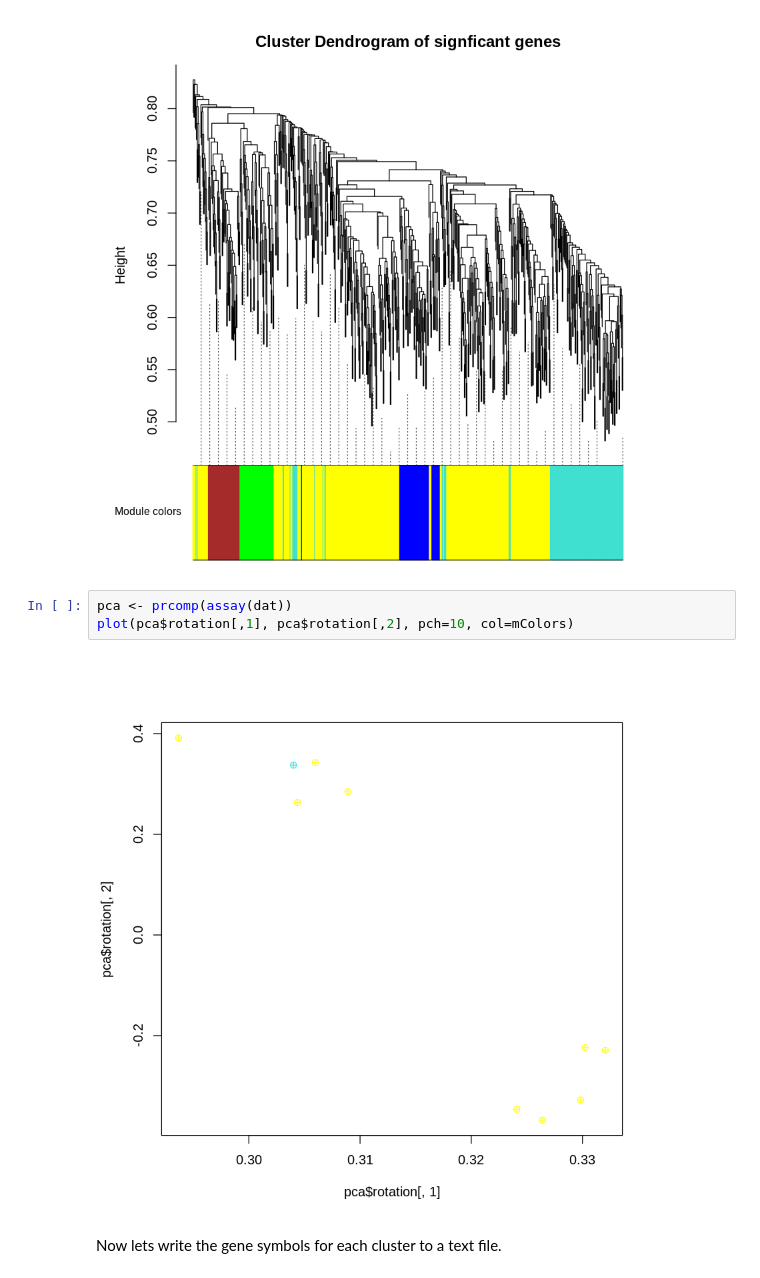
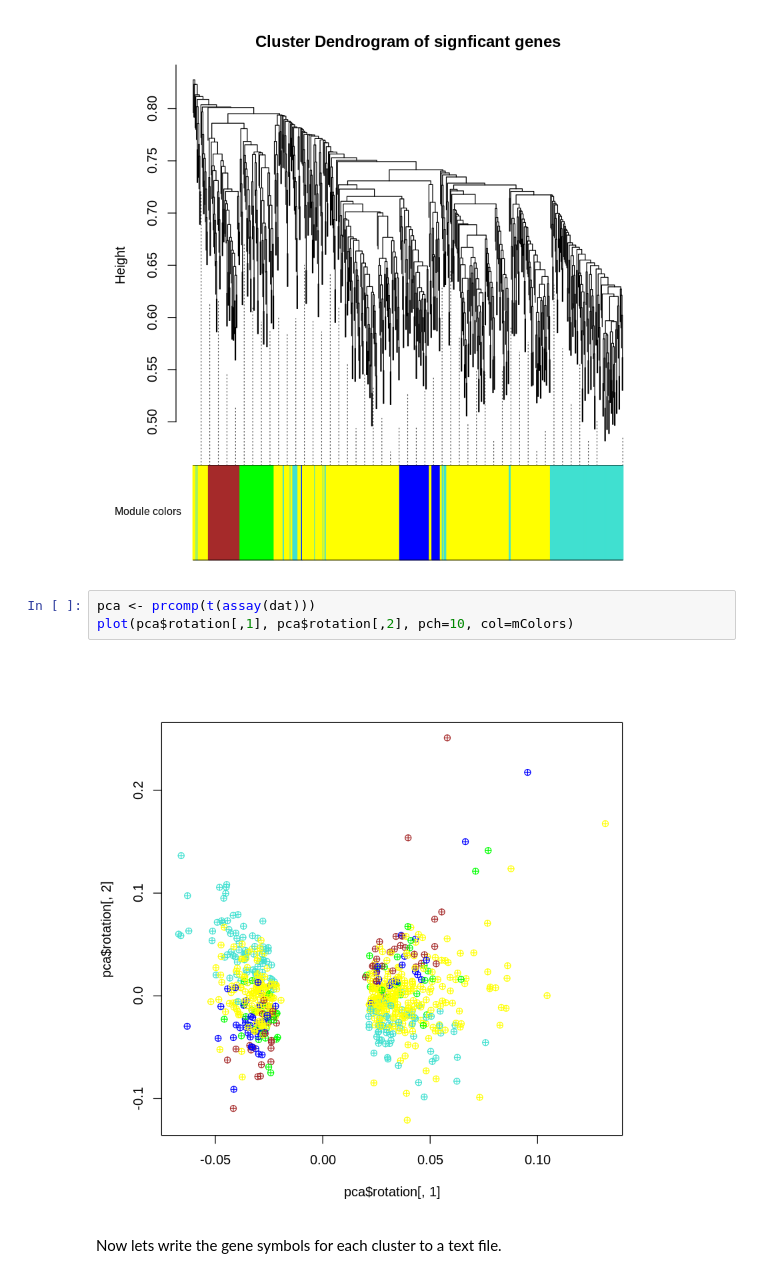
Before and after one commit to gcfntnu/mol8012-2019, a Jupyter notebook: mol8012-02.ipynb, the cells around one changed output. Saved outputs shown, nothing was run; the diff lists cells and outputs as text.

```diff
--- a/mol8012-02.ipynb
+++ b/mol8012-02.ipynb
@@ -79,10 +79,10 @@ plotDendroAndColors(net$dendrograms[[1]], colors=mColors, dendroLabels=FALSE,
 # %% [output]
 [figure]
 # %%
-pca <- prcomp(assay(dat))
+pca <- prcomp(t(assay(dat)))
 plot(pca$rotation[,1], pca$rotation[,2], pch=10, col=mColors)
 # %% [output]
-[figure, old version]
+[figure, new version]
 # %% [markdown]
 Now lets write the gene symbols for each cluster to a text file.
 # %%
```
